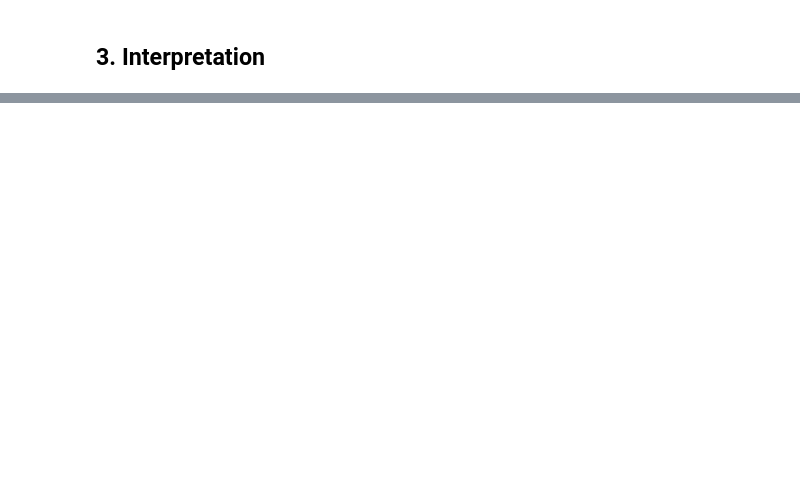
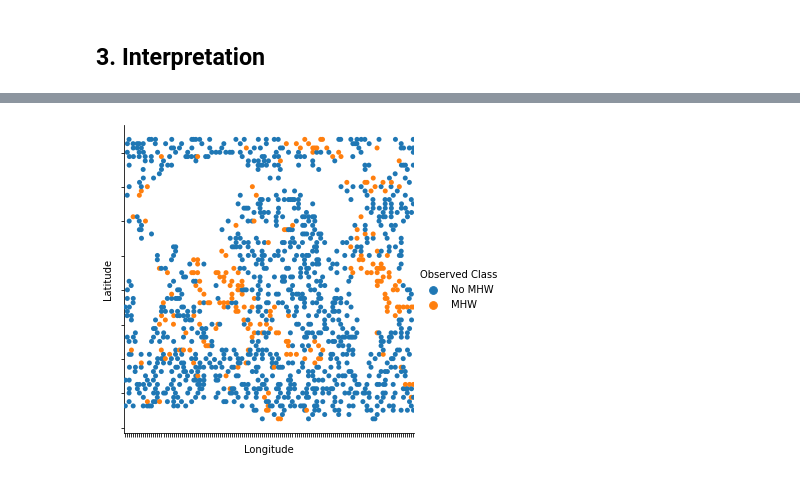
Before and after one commit to ding05/gnn_cnn_ocean_temp_forecasting, a Jupyter notebook: training_gnn_a.ipynb, the cells around one changed output, grey strips where cells are left out. Saved outputs shown, nothing was run; the diff lists cells and outputs as text; code cells hidden in the pictures; blank space fills up the shorter version.

```diff
--- a/training_gnn_a.ipynb
+++ b/training_gnn_a.ipynb
@@ -606,0 +675,6 @@ print(soda_coordinates)
+# %%
+ax2 = sns.catplot(x='Longitude', y='Latitude', hue='Observed Class', data = df_fine_soda)
+ax2.set(xticklabels=[], yticklabels=[])
+plt.show()
+# %% [output]
+[figure, added]
```
Also changed, not shown: parts of 11 cells of this notebook.
